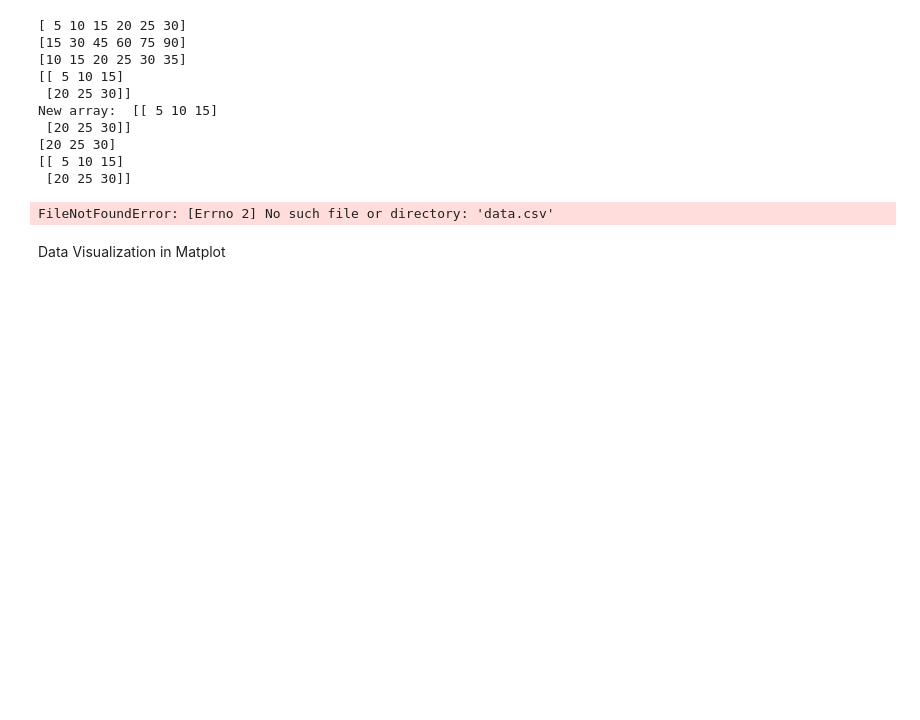
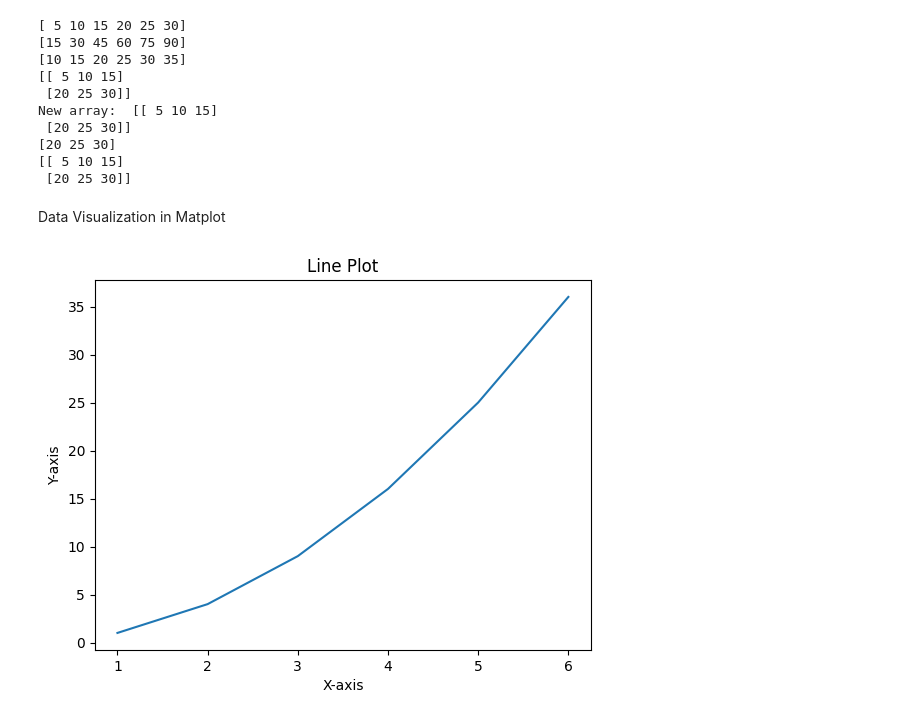
Before and after one commit to rb7488/Python-Library-, a Jupyter notebook: DS_python.ipynb, the cells around one changed output. Saved outputs shown, nothing was run; the diff lists cells and outputs as text; code cells hidden in the pictures; blank space fills up the shorter version.

Commit message:
adding line plot, multiple plot in matplotlib

```diff
--- a/DS_python.ipynb
+++ b/DS_python.ipynb
@@ -96,8 +96,18 @@ New array:  [[ 5 10 15]
  [20 25 30]]
 # %%
 import pandas as pd
-df=pd.read_csv('data.csv')
+df=pd.read_csv('file name')
-# %% [output]
-FileNotFoundError: [Errno 2] No such file or directory: 'data.csv'
 # %% [markdown]
 Data Visualization in Matplot
+# %%
+import matplotlib.pyplot as plt
+x=[1,2,3,4,5,6]
+y=[1,4,9,16,25,36]
+#creating line plot
+plt.plot(x,y)
+plt.xlabel('X-axis')
+plt.ylabel('Y-axis')
+plt.title('Line Plot')
+plt.show()
+# %% [output]
+[figure, added]
```
Also changed, not shown: parts of 2 cells of this notebook.
